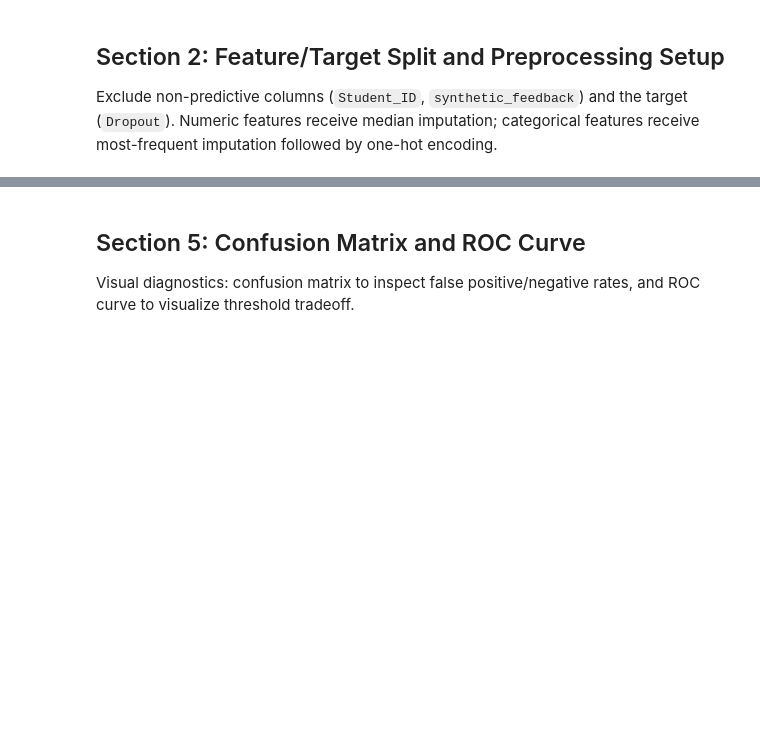
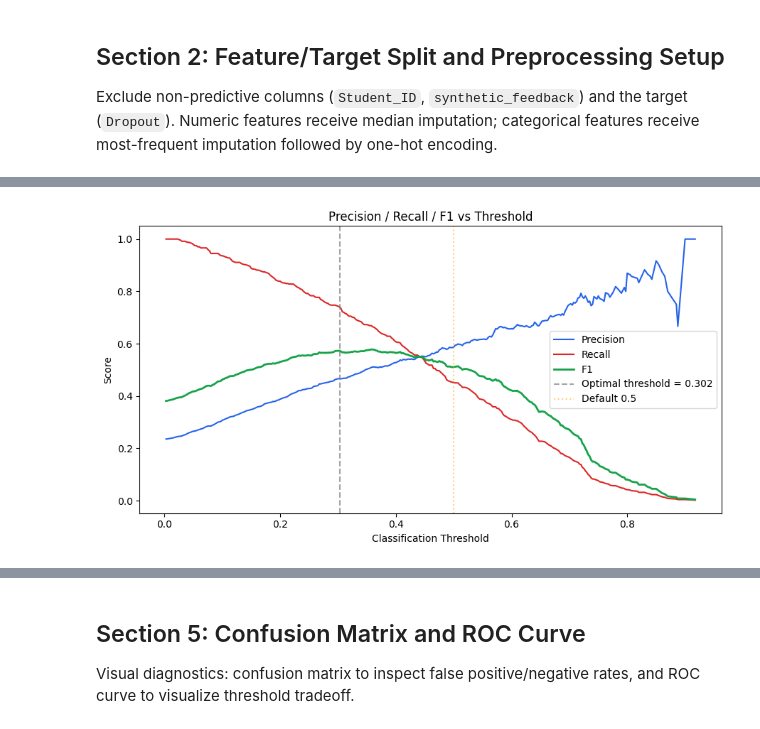
Before and after one commit to Aashik1701/Early-burnout-detection, a Jupyter notebook: notebooks/02_model_training.ipynb, the cells around one changed output, grey strips where cells are left out. Drawn from its saved outputs; the diff is of its cells as text; code cells hidden in the pictures; blank space fills up the shorter version.

Commit message:
Add new images and enhance modeling and risk engine functionality

```diff
--- a/notebooks/02_model_training.ipynb
+++ b/notebooks/02_model_training.ipynb
@@ -122,0 +179,68 @@ print(classification_report(y_test, y_pred, target_names=["No Dropout", "Dropout
+# %%
+# ── 4 · Threshold optimisation ─────────────────────────────────
+from sklearn.metrics import precision_recall_curve, f1_score, precision_score, recall_score
+
+y_proba = best_model.predict_proba(X_test_proc)[:, 1]
+
+# Scan precision-recall curve
+precisions, recalls, thresholds = precision_recall_curve(y_test, y_proba)
+
+# Compute F1 at every threshold
+f1_scores = 2 * (precisions[:-1] * recalls[:-1]) / (precisions[:-1] + recalls[:-1] + 1e-8)
+
+# Find threshold that maximises F1 with recall >= 0.70
+mask = recalls[:-1] >= 0.70
+if mask.any():
+    best_idx = np.argmax(f1_scores * mask)
+else:
+    best_idx = np.argmax(f1_scores)  # fallback: best overall F1
+
+OPTIMAL_THRESHOLD = thresholds[best_idx]
+
+# Plot
+fig, ax = plt.subplots(figsize=(9, 5))
+ax.plot(thresholds, precisions[:-1], label="Precision", color="#2563eb")
+ax.plot(thresholds, recalls[:-1],    label="Recall",    color="#dc2626")
+ax.plot(thresholds, f1_scores,       label="F1",        color="#16a34a", linewidth=2)
+ax.axvline(OPTIMAL_THRESHOLD, color="grey", linestyle="--", alpha=0.7,
+           label=f"Optimal threshold = {OPTIMAL_THRESHOLD:.3f}")
+ax.axvline(0.5, color="orange", linestyle=":", alpha=0.5, label="Default 0.5")
+ax.set_xlabel("Classification Threshold")
+ax.set_ylabel("Score")
+ax.set_title("Precision / Recall / F1 vs Threshold")
+ax.legend()
+plt.tight_layout()
+plt.show()
+
+# ── Apply optimal threshold ───────────────────────────────────
+y_pred = (y_proba >= OPTIMAL_THRESHOLD).astype(int)
+
+acc     = accuracy_score(y_test, y_pred)
+prec    = precision_score(y_test, y_pred)
+rec     = recall_score(y_test, y_pred)
+f1      = f1_score(y_test, y_pred)
+roc_auc = roc_auc_score(y_test, y_proba)
+
+metrics = {
+    "model":     best_name,
+    "threshold": round(OPTIMAL_THRESHOLD, 4),
+    "accuracy":  round(acc, 4),
+    "precision": round(prec, 4),
+    "recall":    round(rec, 4),
+    "f1":        round(f1, 4),
+    "roc_auc":   round(roc_auc, 4),
+}
+
+print("=" * 55)
+print(f"  FINAL EVALUATION — {best_name} @ threshold {OPTIMAL_THRESHOLD:.3f}")
+print("=" * 55)
+print(f"  Accuracy  : {acc:.4f}")
+print(f"  Precision : {prec:.4f}")
+print(f"  Recall    : {rec:.4f}   ← target ≥ 0.70")
+print(f"  F1 Score  : {f1:.4f}")
+print(f"  ROC-AUC   : {roc_auc:.4f}")
+print("=" * 55)
+print("\nClassification Report (optimised threshold):")
+print(classification_report(y_test, y_pred, target_names=["No Dropout", "Dropout"]))
+# %% [output]
+[figure, added]
```
Also changed, not shown: parts of 30 cells of this notebook, 14 other files.
